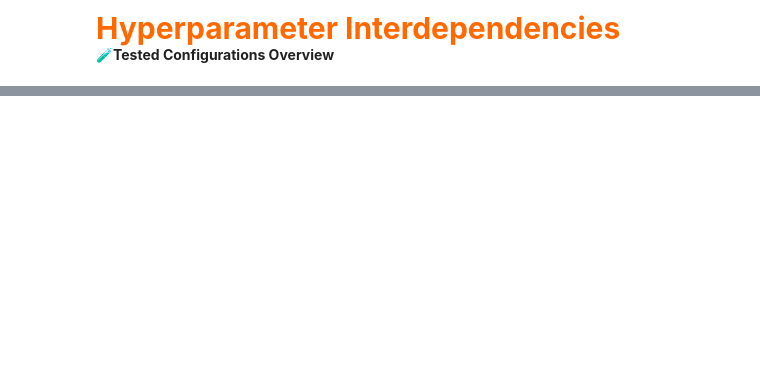
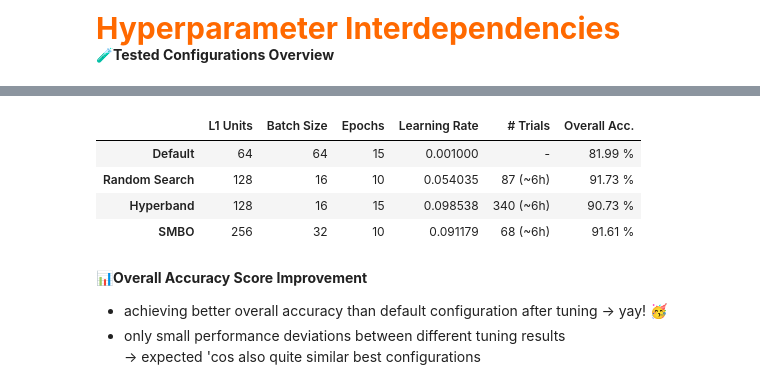
Before and after one commit to LuisaIb/fashion-tuning, a Jupyter notebook: 01presentation_evalPart.ipynb, the cells around one changed output, grey strips where cells are left out. Saved outputs shown, nothing was run; the diff lists cells and outputs as text; code cells hidden in the pictures; blank space fills up the shorter version.

```diff
--- a/01presentation_evalPart.ipynb
+++ b/01presentation_evalPart.ipynb
@@ -306,18 +304,53 @@ def repeatedTraining(config, iter, file_name):
     return df
 # %%
 ## Load Data
+df_e2 = pd.read_csv(f'{eval_data_path}/tuning_logs/e2.csv', index_col=0)
+df_e2[['config.learning_rate']] = df_e2[['config.learning_rate']].astype(float)
+idx = df_e2.groupby('trial_id')['training_iteration'].idxmax()
+df_flat_e2 = df_e2.loc[idx,]
+
+df_e3 = pd.read_csv(f'{eval_data_path}/tuning_logs/e3.csv', index_col=0)
+df_e3[['config.learning_rate']] = df_e3[['config.learning_rate']].astype(float)
+idx = df_e3.groupby('trial_id')['training_iteration'].idxmax()
+df_flat_e3 = df_e3.loc[idx,]
+
+df_e4 = pd.read_csv(f'{eval_data_path}/tuning_logs/e4-1.csv', index_col=0)
+df_e4[['config.learning_rate']] = df_e4[['config.learning_rate']].astype(float)
+idx = df_e4.groupby('trial_id')['training_iteration'].idxmax()
+df_flat_e4 = df_e4.loc[idx,]
+
+df_e5 = pd.read_csv(f'{eval_data_path}/tuning_logs/e5.csv', index_col=0)
+df_e5[['config.learning_rate']] = df_e5[['config.learning_rate']].astype(float)
+idx = df_e5.groupby('trial_id')['training_iteration'].idxmax()
+df_flat_e5 = df_e5.loc[idx,]
+
 df_e6 = pd.read_csv(f'{eval_data_path}/tuning_logs/e6-1.csv', index_col=0)
 df_e6[['config.learning_rate']] = df_e6[['config.learning_rate']].astype(float)
 idx = df_e6.groupby('trial_id')['training_iteration'].idxmax()
 df_flat_e6 = df_e6.loc[idx,]
+
+df_e6_log = pd.read_csv(f'{eval_data_path}/tuning_logs/e6.csv', index_col=0)
+df_e6_log[['config.learning_rate']] = df_e6_log[['config.learning_rate']].astype(float)
+idx = df_e6_log.groupby('trial_id')['training_iteration'].idxmax()
+df_flat_e6_log = df_e6_log.loc[idx,]
 
 df_e7 = pd.read_csv(f'{eval_data_path}/tuning_logs/e7-1.csv', index_col=0)
 df_e7[['config.learning_rate']] = df_e7[['config.learning_rate']].astype(float)
 idx = df_e7.groupby('trial_id')['training_iteration'].idxmax()
 df_flat_e7 = df_e7.loc[idx,]
 
+df_e7_log = pd.read_csv(f'{eval_data_path}/tuning_logs/e7.csv', index_col=0)
+df_e7_log[['config.learning_rate']] = df_e7_log[['config.learning_rate']].astype(float)
+idx = df_e7_log.groupby('trial_id')['training_iteration'].idxmax()
+df_flat_e7_log = df_e7_log.loc[idx,]
+
 spotTuner_e8 = experimentPathToSpotTuner("experiment_data/e8_spotPython/spot_runs_30-08-2023.pkl")
 df_flat_e8 = pd.read_csv(f'{eval_data_path}/tuning_logs/e8.csv', index_col=0)
+
+default_reps = pd.read_csv(f'{eval_data_path}/reps/default_reps.csv', index_col=0)
+e6_reps = pd.read_csv(f'{eval_data_path}/reps/e6-1_reps.csv', index_col=0)
+e7_reps = pd.read_csv(f'{eval_data_path}/reps/e7-1_reps.csv', index_col=0)
+e8_reps = pd.read_csv(f'{eval_data_path}/reps/e8-1_reps.csv', index_col=0)
 # %%
 default_config = {
     'mean_val_loss': None,
@@ -427,0 +956,17 @@ fig.show()
+# %%
+means = [default_reps.overall.median() * 100, e7_reps.overall.median() * 100, e6_reps.overall.median() * 100, e8_reps.overall.median() * 100]
+df = pd.read_csv(f'{eval_data_path}/best_config.csv', index_col=0)
+df["Overall Acc."] = means
+df.style.format({
+  'Overall Acc.': lambda val: f'{val:,.2f} %',
+})
+# %% [output]
+|  | L1 Units | Batch Size | Epochs | Learning Rate | # Trials | Overall Acc. |
+| Default | 64 | 64 | 15 | 0.001000 | - | 81.99 % |
+| Random Search | 128 | 16 | 10 | 0.054035 | 87 (~6h) | 91.73 % |
+| Hyperband | 128 | 16 | 15 | 0.098538 | 340 (~6h) | 90.73 % |
+| SMBO | 256 | 32 | 10 | 0.091179 | 68 (~6h) | 91.61 % |
+# %% [markdown]
+**📊Overall Accuracy Score Improvement**
+- achieving better overall accuracy than default configuration after tuning -> yay! 🥳
+- only small performance deviations between different tuning results <br/>-> expected 'cos also quite similar best configurations
```
Also changed, not shown: parts of 35 cells of this notebook.
